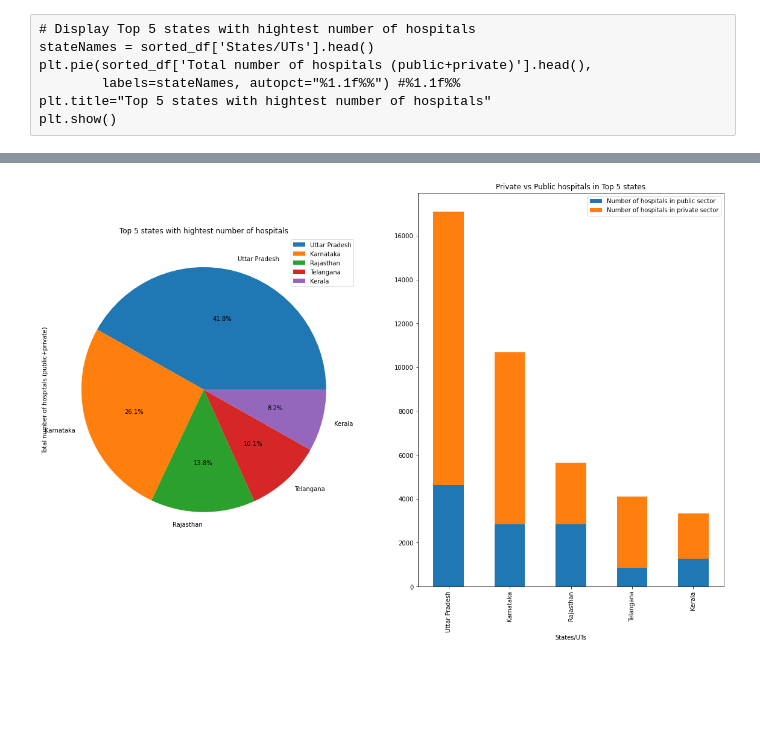
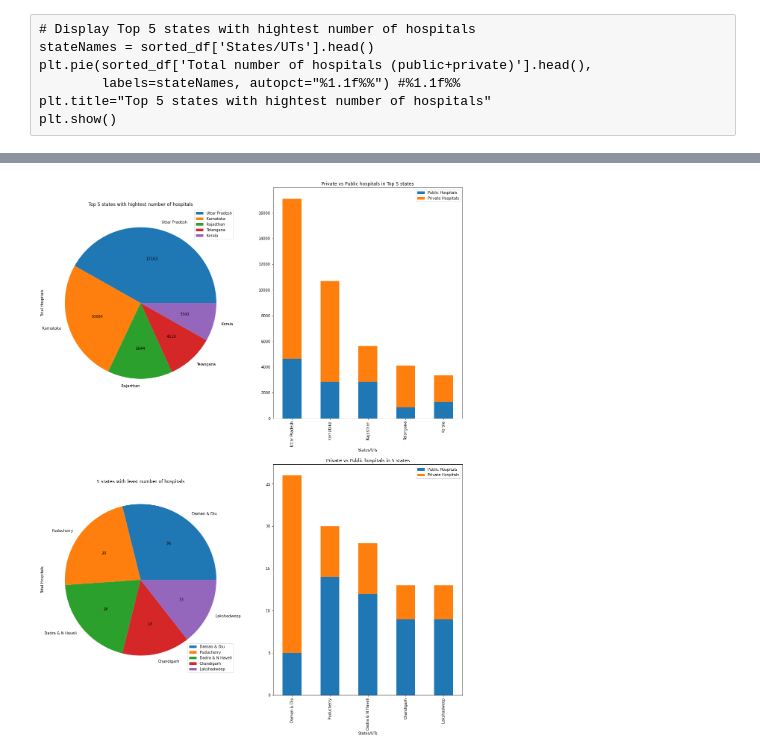
Before and after one commit to srikanthbhadragiri/datascience, a Jupyter notebook: notebooks/Hospitals-States-Public-Private-Count.ipynb, the cells around one changed output, grey strips where cells are left out. Drawn from its saved outputs; the diff is of its cells as text; code cells hidden in the pictures; blank space fills up the shorter version.

```diff
--- a/notebooks/Hospitals-States-Public-Private-Count.ipynb
+++ b/notebooks/Hospitals-States-Public-Private-Count.ipynb
@@ -131,0 +116,3 @@ rcParams['figure.figsize'] = 10,8
+# %%
+# Recalculating 'Total Hospitals' value. Identified that for Row 16 - '19 Chhattisgarh, the total value was incorrect.
+df['Total Hospitals'] = df['Public Hospitals'] + df['Private Hospitals']
@@ -150,8 +153,8 @@ plt.show()
 # %%
 # Extract 3 columns of data (states, public hospitals, private hospitals) to show comparision
 df_private_vs_public = sorted_df[['States/UTs',
-                                  'Number of hospitals in public sector',
-                                  'Number of hospitals in private sector']]
+                                  'Public Hospitals',
+                                  'Private Hospitals']]
 # Reset index values
 df_private_vs_public.reset_index(drop=True).head()
 # %% [output]
@@ -167,0 +167,9 @@ plt.show()
+# %%
+# Draw a stacked bar chart to display the data states and compare the ratio of public vs private hospitals
+rcParams['figure.figsize'] = 20,20
+
+df_private_vs_public.plot(kind='bar',
+                          stacked=True,
+                          x="States/UTs",
+                          title="Comparision of Private vs Public hospitals")
+plt.show()
@@ -167,0 +178,4 @@ plt.show()
+# %%
+sorted_df['Private Percent'] = round((sorted_df['Private Hospitals'] / sorted_df['Total Hospitals']) * 100)
+sorted_df['Public Percent'] = round((sorted_df['Public Hospitals'] / sorted_df['Total Hospitals']) * 100)
+display(sorted_df)
@@ -168,24 +200,58 @@ plt.show()
 # %%
-rcParams['figure.figsize'] = 20,12
-figure, axes = plt.subplots(1,2)
+rcParams['figure.figsize'] = 20,25
+figure, axes = plt.subplots(2,2)
 
 stateNames = sorted_df['States/UTs'].head()
+totalHospitals = sorted_df['Total Hospitals'].head()
+
+top_5_df = sorted_df.head()
+i=[0]
+def abs_value_top5(val):
+    a = top_5_df.iloc[i[0],[3][0]]
+    i[0]+=1
+    return a
 
 # Plot a pie chart in first subplot
 # Display Top 5 states with hightest number of hospitals
-sorted_df.head().plot.pie(y='Total number of hospitals (public+private)',
-                          labels=stateNames,
-                          autopct="%1.1f%%",
-                          ax=axes[0],
-                          title="Top 5 states with hightest number of hospitals")
+
+top_5_df.plot.pie(y='Total Hospitals',
+                  labels=stateNames,
+                  autopct=abs_value_top5,
+                  ax=axes[0][0],
+                  title="Top 5 states with hightest number of hospitals")
 
 # Plot a stacked bar chart in second subplot
 # Display the data of top 5 states and compare the count of public vs private hospitals
 df_private_vs_public.head().plot(kind='bar',
                                  stacked=True,
                                  x="States/UTs",
-                                 ax=axes[1], title="Private vs Public hospitals in Top 5 states")
+                                 ax=axes[0][1], title="Private vs Public hospitals in Top 5 states")
+
+# Display 5 states with least number of hospitals
+stateNamesLast = sorted_df['States/UTs'].tail()
+least_5_df = sorted_df.tail()
+
+j=[0]
+def abs_value_least5(val):
+    a = least_5_df.iloc[j[0],[3][0]]
+    j[0]+=1
+    return a
+
+# Plot a pie chart in first subplot
+# Display Least 5 states with hightest number of hospitals
+least_5_df.plot.pie(y='Total Hospitals',
+                    labels=stateNamesLast,
+                    autopct=abs_value_least5,
+                    ax=axes[1][0],
+                    title="5 states with least number of hospitals")
+
+# Plot a stacked bar chart in second subplot
+# Display the data of 5 states with least number of hospitals and compare the count of public vs private
+df_private_vs_public.tail().plot(kind='bar',
+                                 stacked=True,
+                                 x="States/UTs",
+                                 ax=axes[1][1], title="Private vs Public hospitals in 5 states")
 
 plt.show()
 # %% [output]
-[figure, old version]
+[figure, new version]
```
Also changed, not shown: parts of 24 cells of this notebook, 1 other file.
